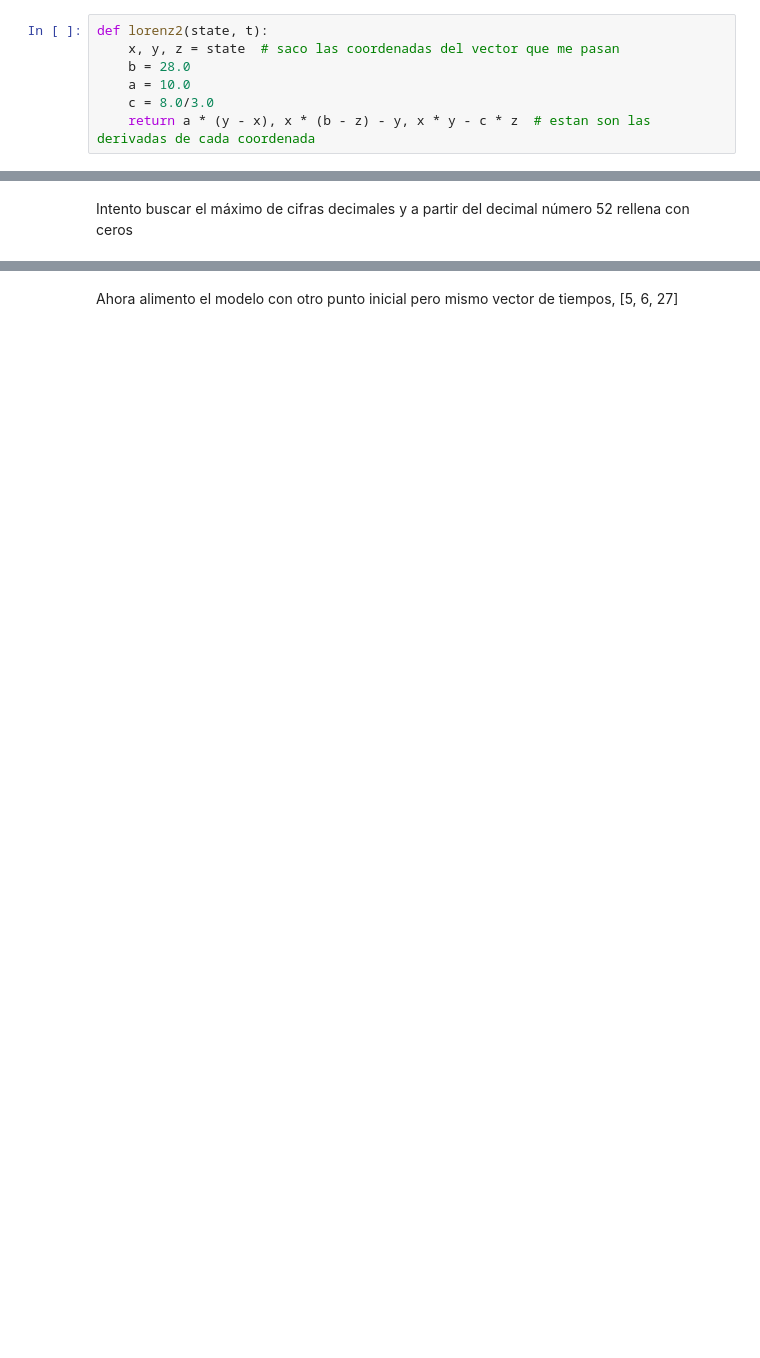
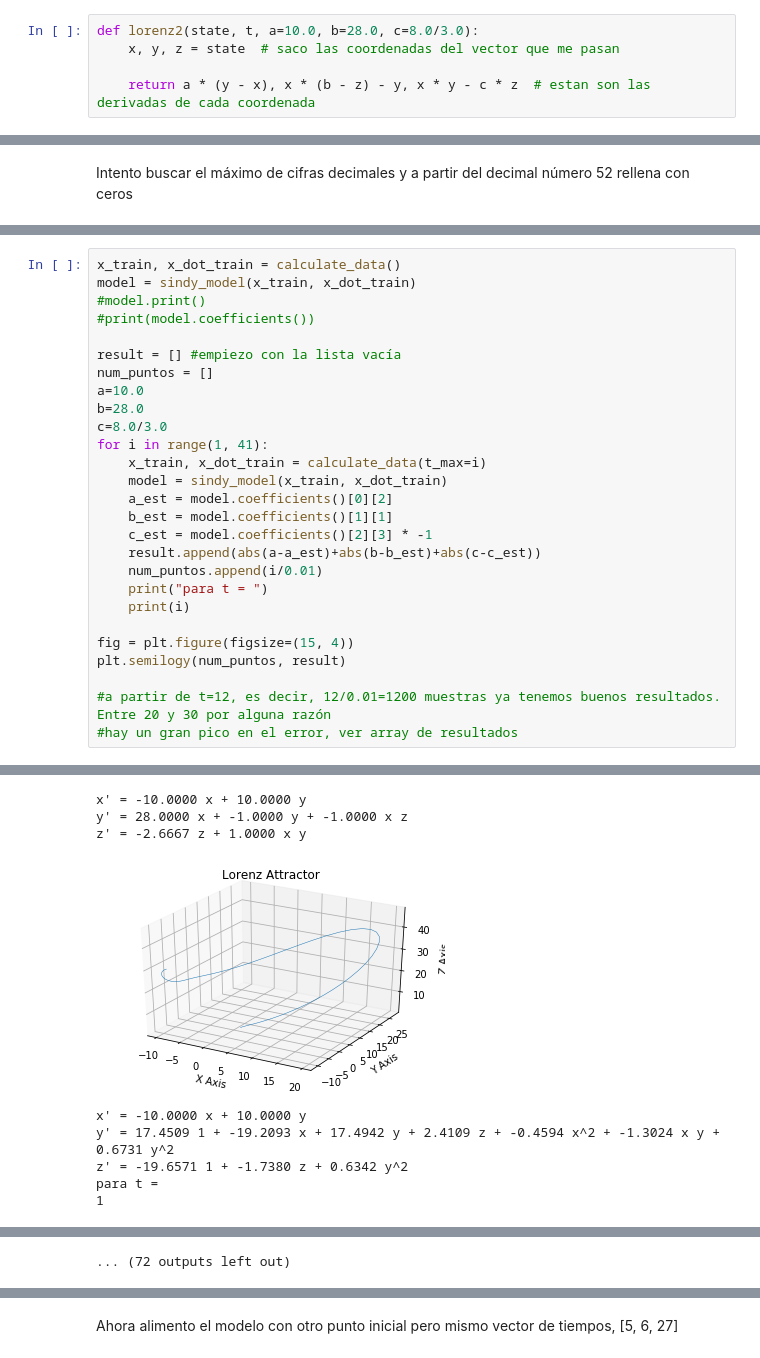
Before and after one commit to meridiaz/id-dispersa-aeronaves, a Jupyter notebook: lorenz/Ejercicio detractor Lorenz.ipynb, the cells around one changed output, grey strips where cells are left out. Cells and saved outputs as stored; diff of their text form; blank space fills up the shorter version.

Commit message:
añadidios cambios de coef lorenz y atractor de rossler

```diff
--- a/lorenz/Ejercicio detractor Lorenz.ipynb
+++ b/lorenz/Ejercicio detractor Lorenz.ipynb
@@ -65,9 +72,7 @@ plt.show()
 # %% [markdown]
 Lorenz escrito por mi: Odeint obliga a escribir de una forma determinada los argumentos de la EDO a calcular, así que mejor reescribirlo
 # %%
-def lorenz2(state, t):
+def lorenz2(state, t, a=10.0, b=28.0, c=8.0/3.0):
     x, y, z = state  # saco las coordenadas del vector que me pasan
-    b = 28.0
-    a = 10.0
-    c = 8.0/3.0
+
     return a * (y - x), x * (b - z) - y, x * y - c * z  # estan son las derivadas de cada coordenada
@@ -129,0 +141,28 @@ z' = -2.6666666666666638541016709496034309267997741699218750 z + 0.9999999999999
+# %%
+x_train, x_dot_train = calculate_data()
+model = sindy_model(x_train, x_dot_train)
+#model.print()
+#print(model.coefficients())
+
+result = [] #empiezo con la lista vacía
+num_puntos = []
+a=10.0
+b=28.0
+c=8.0/3.0
+for i in range(1, 41):
+    x_train, x_dot_train = calculate_data(t_max=i)
+    model = sindy_model(x_train, x_dot_train)
+    a_est = model.coefficients()[0][2]
+    b_est = model.coefficients()[1][1]
+    c_est = model.coefficients()[2][3] * -1
+    result.append(abs(a-a_est)+abs(b-b_est)+abs(c-c_est))
+    num_puntos.append(i/0.01)
+    print("para t = ")
+    print(i)
+
+fig = plt.figure(figsize=(15, 4))
+plt.semilogy(num_puntos, result)
+
+#a partir de t=12, es decir, 12/0.01=1200 muestras ya tenemos buenos resultados. Entre 20 y 30 por alguna razón
+#hay un gran pico en el error, ver array de resultados
+# %% [output]
@@ -129,0 +170,9 @@ z' = -2.6666666666666638541016709496034309267997741699218750 z + 0.9999999999999
+x' = -10.0000 x + 10.0000 y
+y' = 28.0000 x + -1.0000 y + -1.0000 x z
+z' = -2.6667 z + 1.0000 x y
+[figure, added]
+x' = -10.0000 x + 10.0000 y
+y' = 17.4509 1 + -19.2093 x + 17.4942 y + 2.4109 z + -0.4594 x^2 + -1.3024 x y + 0.6731 y^2
+z' = -19.6571 1 + -1.7380 z + 0.6342 y^2
+para t =
+1
@@ -129,0 +203 @@ z' = -2.6666666666666638541016709496034309267997741699218750 z + 0.9999999999999
+... (72 outputs left out)
```
Also changed, not shown: parts of 31 cells of this notebook.
